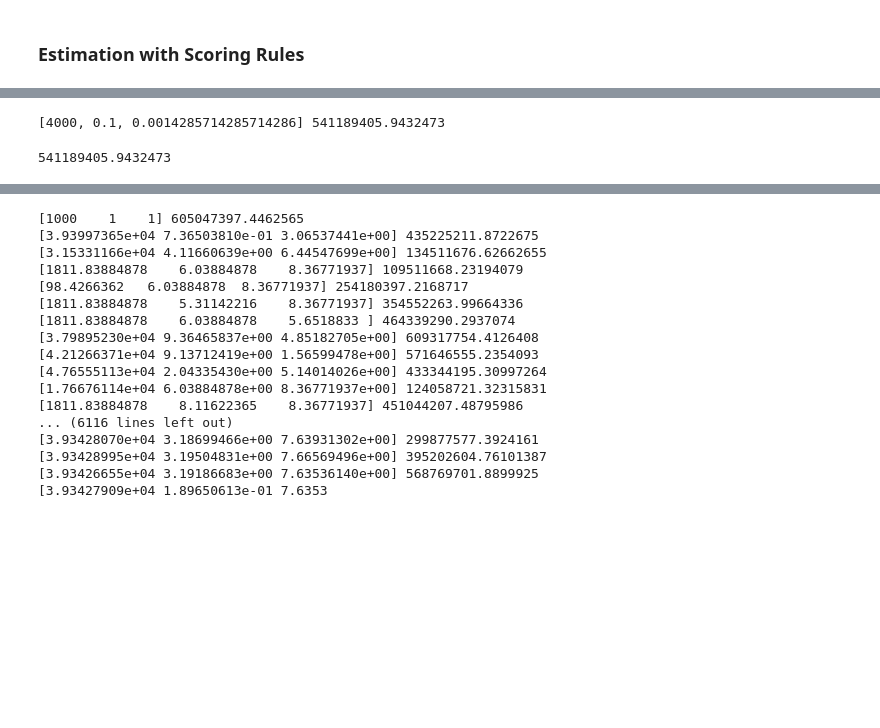
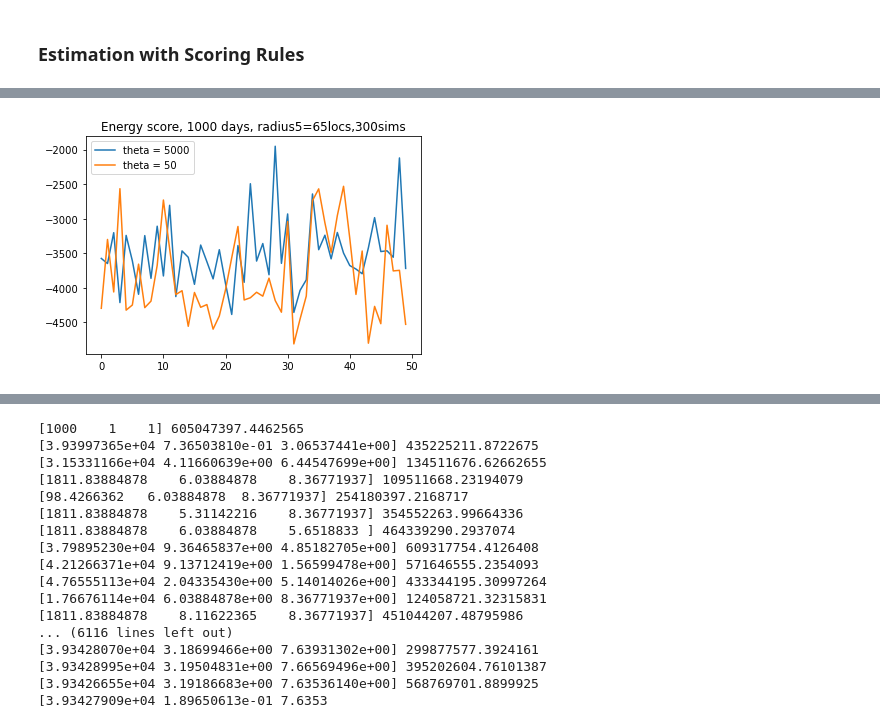
Before and after one commit to Huk-David/SpaDep_VCop, a Jupyter notebook: body/Forecasts.ipynb, the cells around one changed output, grey strips where cells are left out. Cells and saved outputs as stored; diff of their text form; code cells hidden in the pictures; blank space fills up the shorter version.

```diff
--- a/body/Forecasts.ipynb
+++ b/body/Forecasts.ipynb
@@ -319,0 +408,12 @@ def Spatial_Score_add_first(theta,radius,days_nb,sim_nb,observations,dist_matrix
+# %%
+qqq = []
+for x in tqdm(range(50)):
+    qqq.append(Spatial_Score_add_first(theta=[50,1/10,1],radius=5,days_nb=1000,sim_nb=300,observations_x=obs_norm_all,censor_levels_di=obs_norm_all,dist_matrix=dist_mat,topo_matrix=topo_dist))
+# %%
+plt.plot(aaa,label='theta = 5000')
+plt.plot(qqq,label='theta = 50')
+plt.legend()
+plt.title('Energy score, 1000 days, radius5=65locs,300sims')
+plt.show()
+# %% [output]
+[figure, added]
@@ -320,7 +425,4 @@ def Spatial_Score_add_first(theta,radius,days_nb,sim_nb,observations,dist_matrix
 # %%
 path_=[]
-Spatial_Score_add_first(theta=[4000,1/10,1/700],radius=10,days_nb=2000,sim_nb=300,observations=obs_norm_all,dist_matrix=dist_mat,topo_matrix=topo_dist)
+test = Spatial_Score_add_first(theta=[4000,1/10,1/700],radius=1.2,days_nb=2,sim_nb=10,observations_x=obs_norm_all,censor_levels_di=obs_norm_all,dist_matrix=dist_mat,topo_matrix=topo_dist)
 #Spatial_Score_add_first(theta=50,radius=10,days_nb=100,sim_nb=300,observations=obs_norm_all,dist_matrix=dist_mat)
-# %% [output]
-[4000, 0.1, 0.0014285714285714286] 541189405.9432473
-541189405.9432473
```
Also changed, not shown: parts of 6 cells of this notebook.
